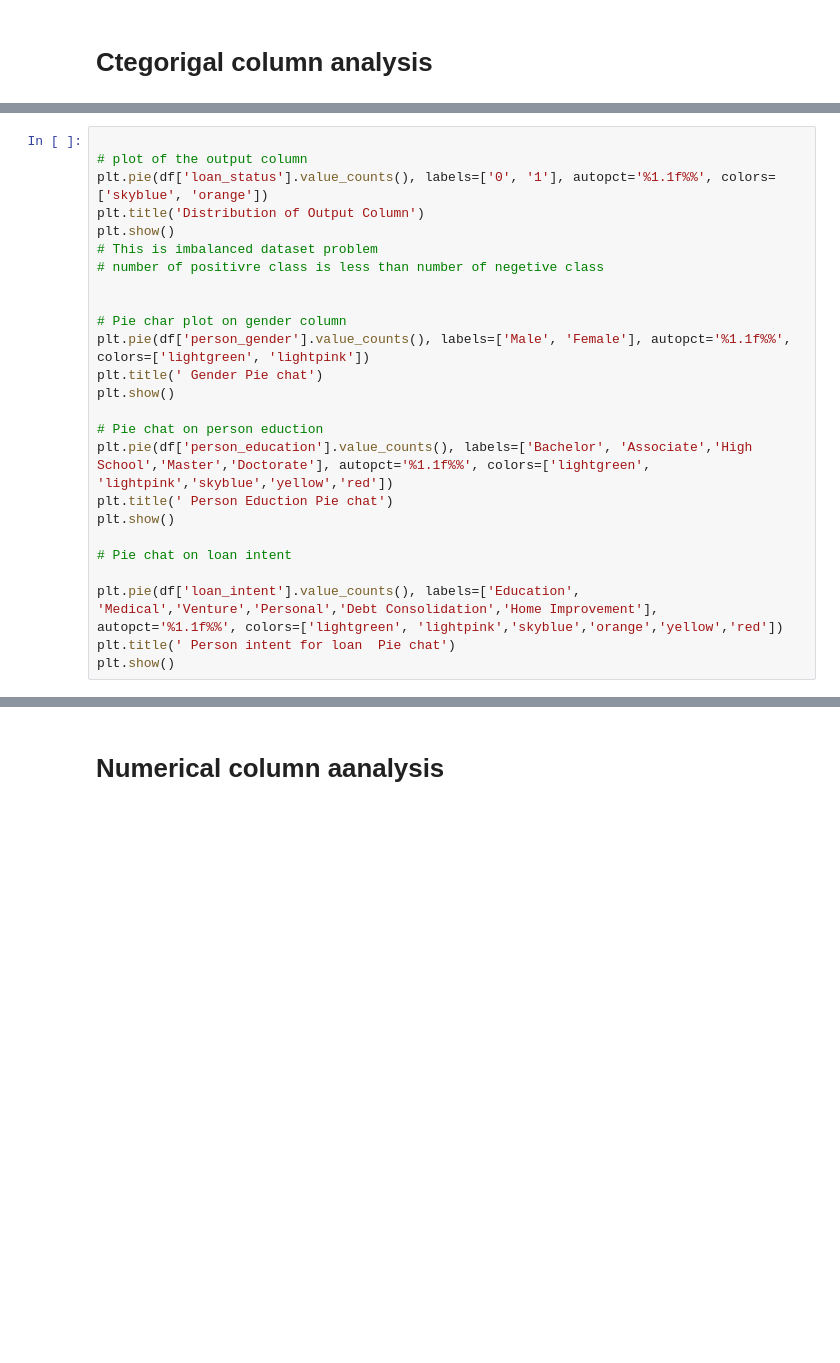
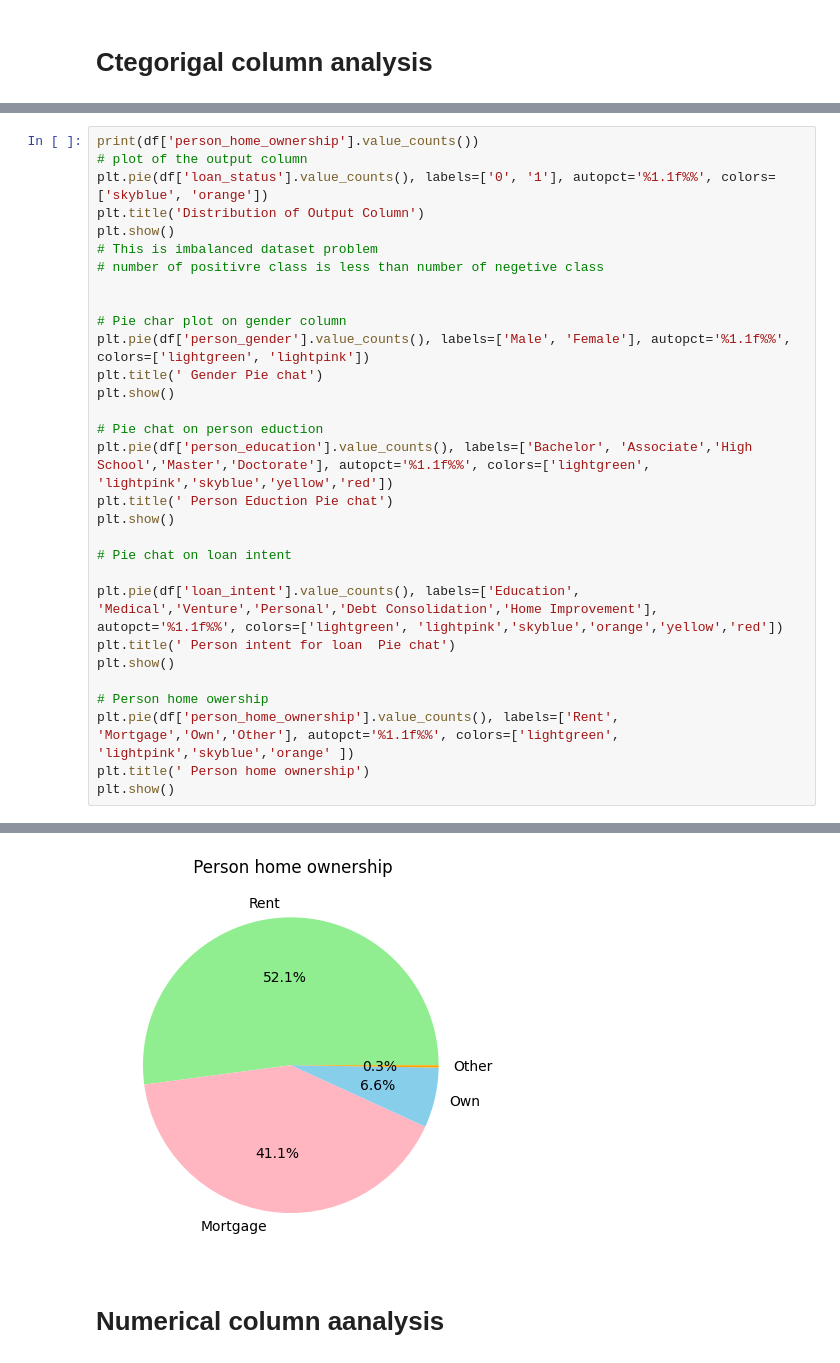
Before and after one commit to Rupeshgarsondiya/Loan-Approval-Classification, a Jupyter notebook: notebooks/data_exploration.ipynb, the cells around one changed output, grey strips where cells are left out. Cells and saved outputs as stored; diff of their text form; blank space fills up the shorter version.

```diff
--- a/notebooks/data_exploration.ipynb
+++ b/notebooks/data_exploration.ipynb
@@ -128,5 +137,5 @@ dtype: float64
 # %%
-
+print(df['person_home_ownership'].value_counts())
 # plot of the output column
 plt.pie(df['loan_status'].value_counts(), labels=['0', '1'], autopct='%1.1f%%', colors=['skyblue', 'orange'])
 plt.title('Distribution of Output Column')
@@ -150,4 +159,9 @@ plt.show()
 plt.pie(df['loan_intent'].value_counts(), labels=['Education', 'Medical','Venture','Personal','Debt Consolidation','Home Improvement'], autopct='%1.1f%%', colors=['lightgreen', 'lightpink','skyblue','orange','yellow','red'])
 plt.title(' Person intent for loan  Pie chat')
 plt.show()
+
+# Person home owership
+plt.pie(df['person_home_ownership'].value_counts(), labels=['Rent', 'Mortgage','Own','Other'], autopct='%1.1f%%', colors=['lightgreen', 'lightpink','skyblue','orange' ])
+plt.title(' Person home ownership')
+plt.show()
 # %% [output]
@@ -154,6 +174,7 @@ plt.show()
 [figure]
 [figure]
 [figure]
 [figure]
+[figure, added]
 # %% [markdown]
 # **Numerical column aanalysis**
```
Also changed, not shown: parts of 11 cells of this notebook.
